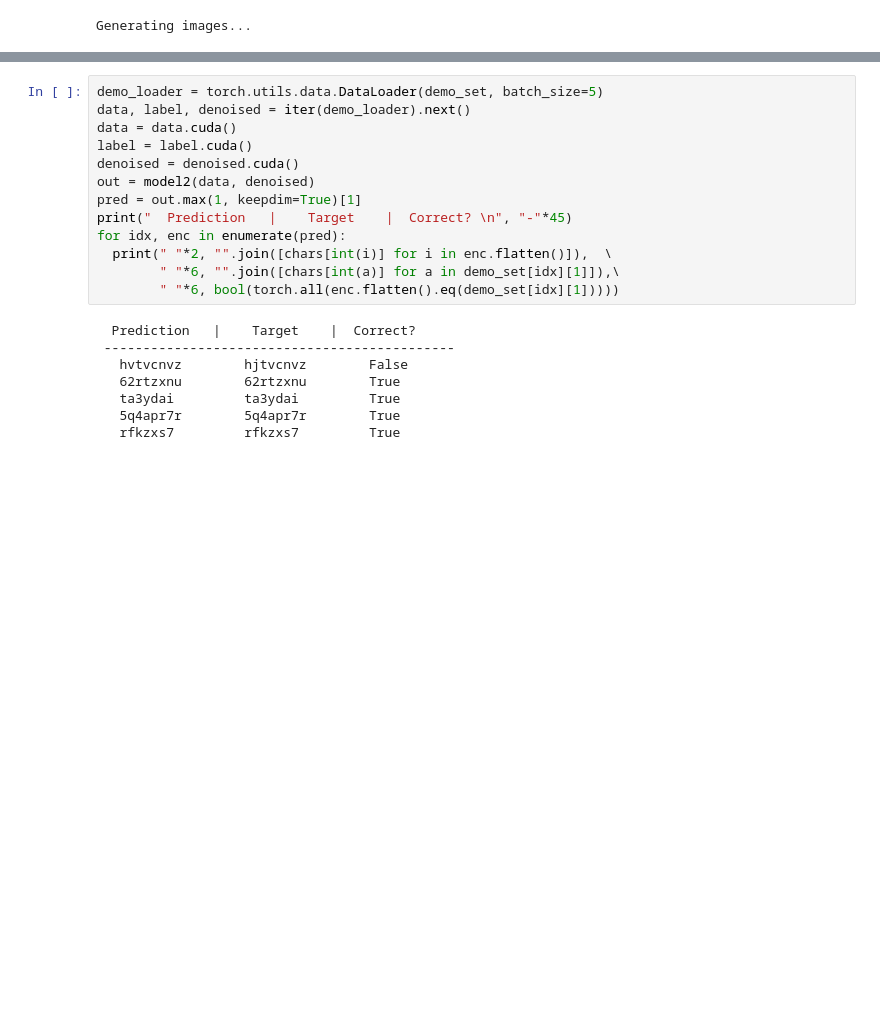
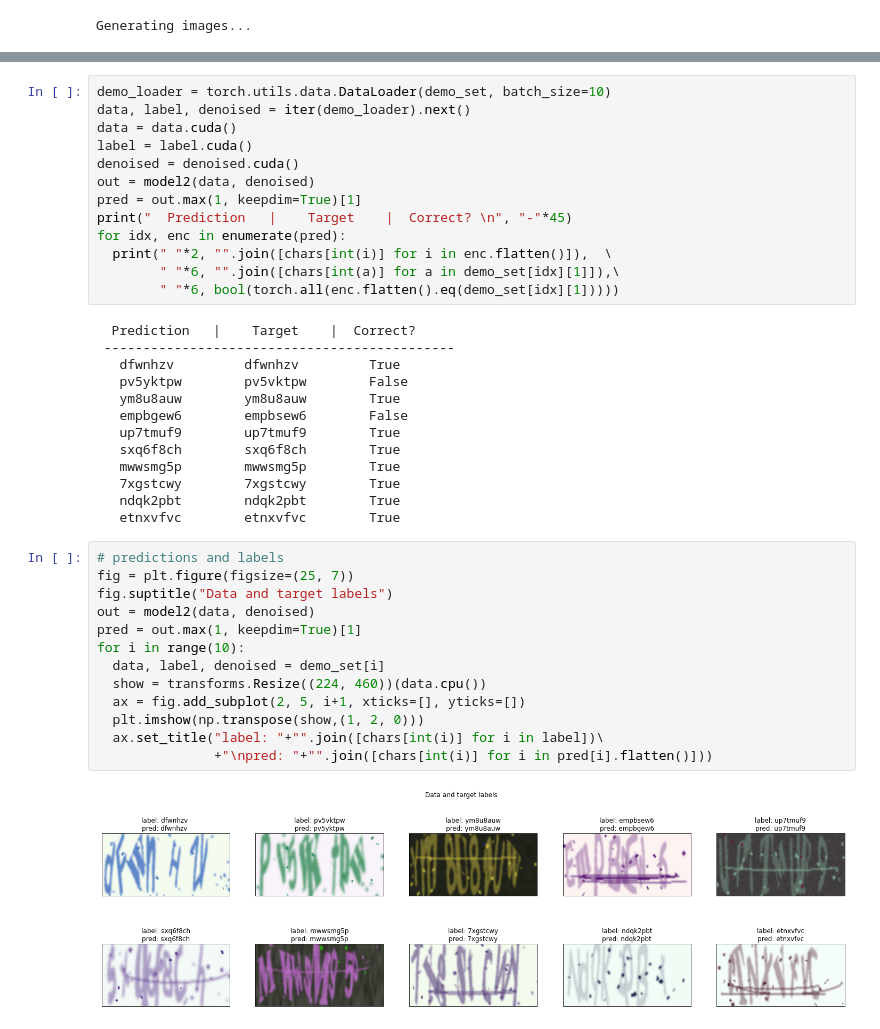
Before and after one commit to Thanoshan/Talos-Captcha-Kraken, a Jupyter notebook: notebooks/011_Demo_and_Confusion.ipynb, the cells around one changed output, grey strips where cells are left out. Saved outputs shown, nothing was run; the diff lists cells and outputs as text; blank space fills up the shorter version.

```diff
--- a/notebooks/011_Demo_and_Confusion.ipynb
+++ b/notebooks/011_Demo_and_Confusion.ipynb
@@ -413,5 +413,5 @@ for i in range(len(demo_set)):
 # %%
-demo_loader = torch.utils.data.DataLoader(demo_set, batch_size=5)
+demo_loader = torch.utils.data.DataLoader(demo_set, batch_size=10)
 data, label, denoised = iter(demo_loader).next()
 data = data.cuda()
 label = label.cuda()
@@ -426,8 +426,28 @@ for idx, enc in enumerate(pred):
 # %% [output]
   Prediction   |    Target    |  Correct?
  ---------------------------------------------
-   hvtvcnvz        hjtvcnvz        False
-   62rtzxnu        62rtzxnu        True
-   ta3ydai         ta3ydai         True
-   5q4apr7r        5q4apr7r        True
-   rfkzxs7         rfkzxs7         True
+   dfwnhzv         dfwnhzv         True
+   pv5yktpw        pv5vktpw        False
+   ym8u8auw        ym8u8auw        True
+   empbgew6        empbsew6        False
+   up7tmuf9        up7tmuf9        True
+   sxq6f8ch        sxq6f8ch        True
+   mwwsmg5p        mwwsmg5p        True
+   7xgstcwy        7xgstcwy        True
+   ndqk2pbt        ndqk2pbt        True
+   etnxvfvc        etnxvfvc        True
+# %%
+# predictions and labels
+fig = plt.figure(figsize=(25, 7))
+fig.suptitle("Data and target labels")
+out = model2(data, denoised)
+pred = out.max(1, keepdim=True)[1]
+for i in range(10):
+  data, label, denoised = demo_set[i]
+  show = transforms.Resize((224, 460))(data.cpu())
+  ax = fig.add_subplot(2, 5, i+1, xticks=[], yticks=[])
+  plt.imshow(np.transpose(show,(1, 2, 0)))
+  ax.set_title("label: "+"".join([chars[int(i)] for i in label])\
+               +"\npred: "+"".join([chars[int(i)] for i in pred[i].flatten()]))
+# %% [output]
+[figure, added]
```
Also changed, not shown: parts of 4 cells of this notebook.
